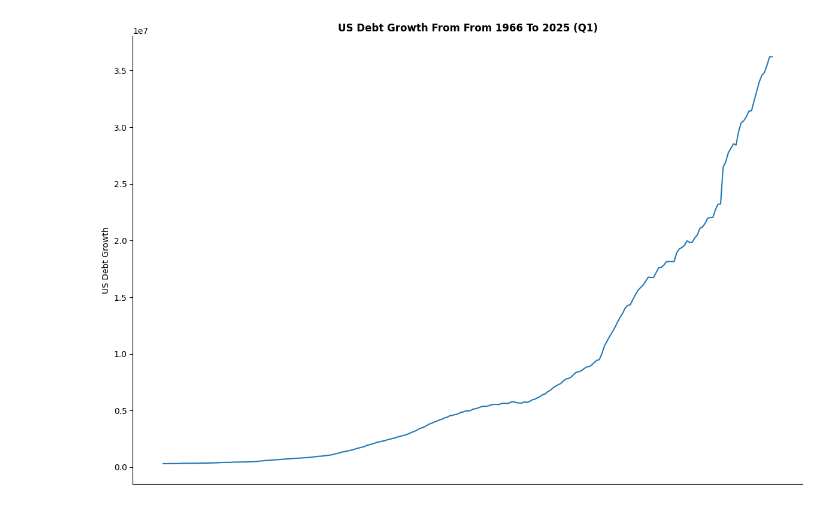
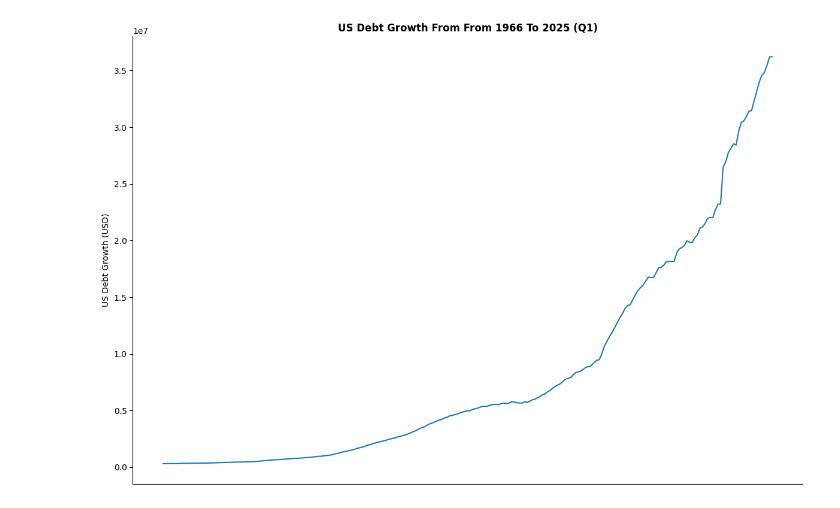
Before and after one commit to LazaroDamasceno/Data-Analyses-And-Plotting, a Jupyter notebook: FRED/total_us_debt_1966_2025_q1/lineplot_total_us_debt.ipynb, the cells around one changed output. Cells and saved outputs as stored; diff of their text form; code cells hidden in the pictures.

```diff
--- a/FRED/total_us_debt_1966_2025_q1/lineplot_total_us_debt.ipynb
+++ b/FRED/total_us_debt_1966_2025_q1/lineplot_total_us_debt.ipynb
@@ -7,14 +7,14 @@ df = pd.read_csv('GFDEBTN.csv')
 # %%
 fig, ax = plt.subplots(figsize=(12, 8))
 
 sns.lineplot(data=df, y='GFDEBTN', x='observation_date')
 
 sns.despine()
 ax.xaxis.set_visible(False)
-ax.set_ylabel('US Debt Growth')
+ax.set_ylabel('US Debt Growth (USD)')
 ax.set_title('US Debt Growth From From 1966 To 2025 (Q1)', fontweight='bold')
 
 plt.tight_layout()
 plt.show()
 # %% [output]
-[figure, old version]
+[figure, new version]
```
Also changed, not shown: 6 other files.
